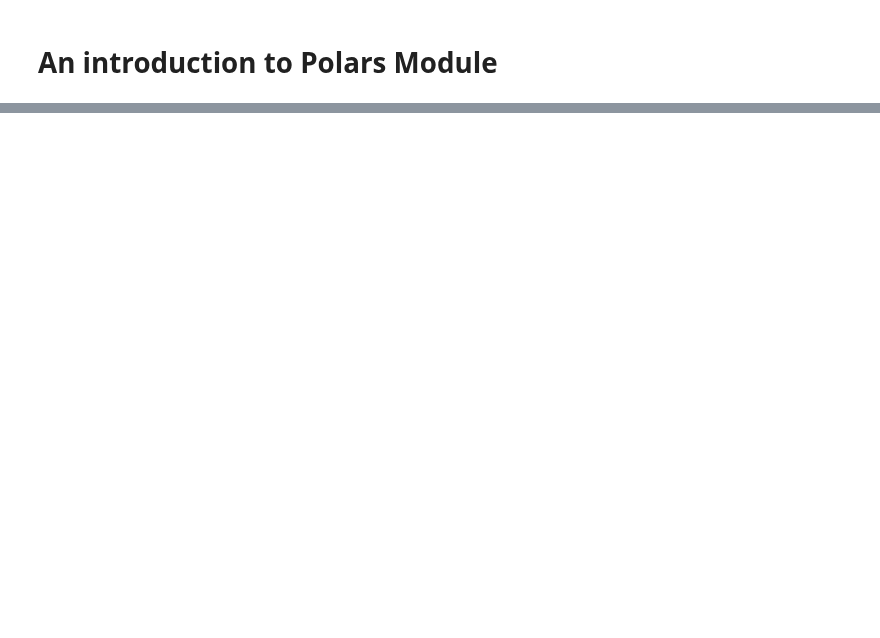
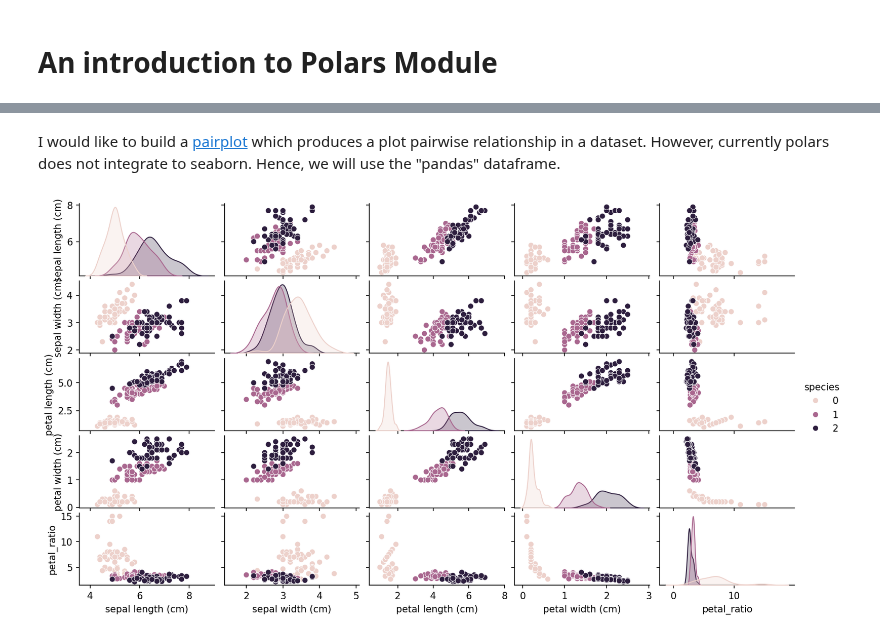
Before and after one commit to sebastianBP26/Machine_Learning_Dic, a Jupyter notebook: Data Manipulation/Introduction Polars.ipynb, the cells around one changed output, grey strips where cells are left out. Cells and saved outputs as stored; diff of their text form; code cells hidden in the pictures; blank space fills up the shorter version.

Commit message:
Polars_20250425
Working with polars

```diff
--- a/Data Manipulation/Introduction Polars.ipynb
+++ b/Data Manipulation/Introduction Polars.ipynb
@@ -24,0 +32,14 @@ shape: (5, 5)
+# %%
+# Polars Dataframe
+df_polars = pl.DataFrame(data = iris.data, schema = iris.feature_names)
+
+# the iris.target has the species of each record. Therefore, we can use the with_columns context in order to add the column to the dataframe.
+df_polars = df_polars.with_columns(pl.Series(iris.target).alias('species'))
+
+# I'd like to calculate the petal ratio, which is the petal legth divide by the width, in order to do this we can use the "expressions". My expression is:
+expression = pl.col('petal length (cm)') / pl.col('petal width (cm)')
+df_polars = df_polars.with_columns( petal_ratio = expression)
+
+# Print general information about our dataframe
+print(f'DataFrame Shape: {df_polars.shape}')
+df_polars.head(5)
@@ -24,0 +56,9 @@ shape: (5, 5)
+# %% [markdown]
+I would like to build a [pairplot](https://seaborn.pydata.org/generated/seaborn.pairplot.html) which produces a plot pairwise relationship in a dataset. However, currently polars does not integrate to seaborn. Hence, we will use the "pandas" dataframe.
+# %%
+g = sns.pairplot(df_polars.to_pandas(), hue='species')
+g.fig.set_size_inches(12, 6)
+g.fig.set_dpi(150)  # Cambia el dpi
+plt.show()
+# %% [output]
+[figure, added]
```
Also changed, not shown: parts of 8 cells of this notebook, 1 other file.
